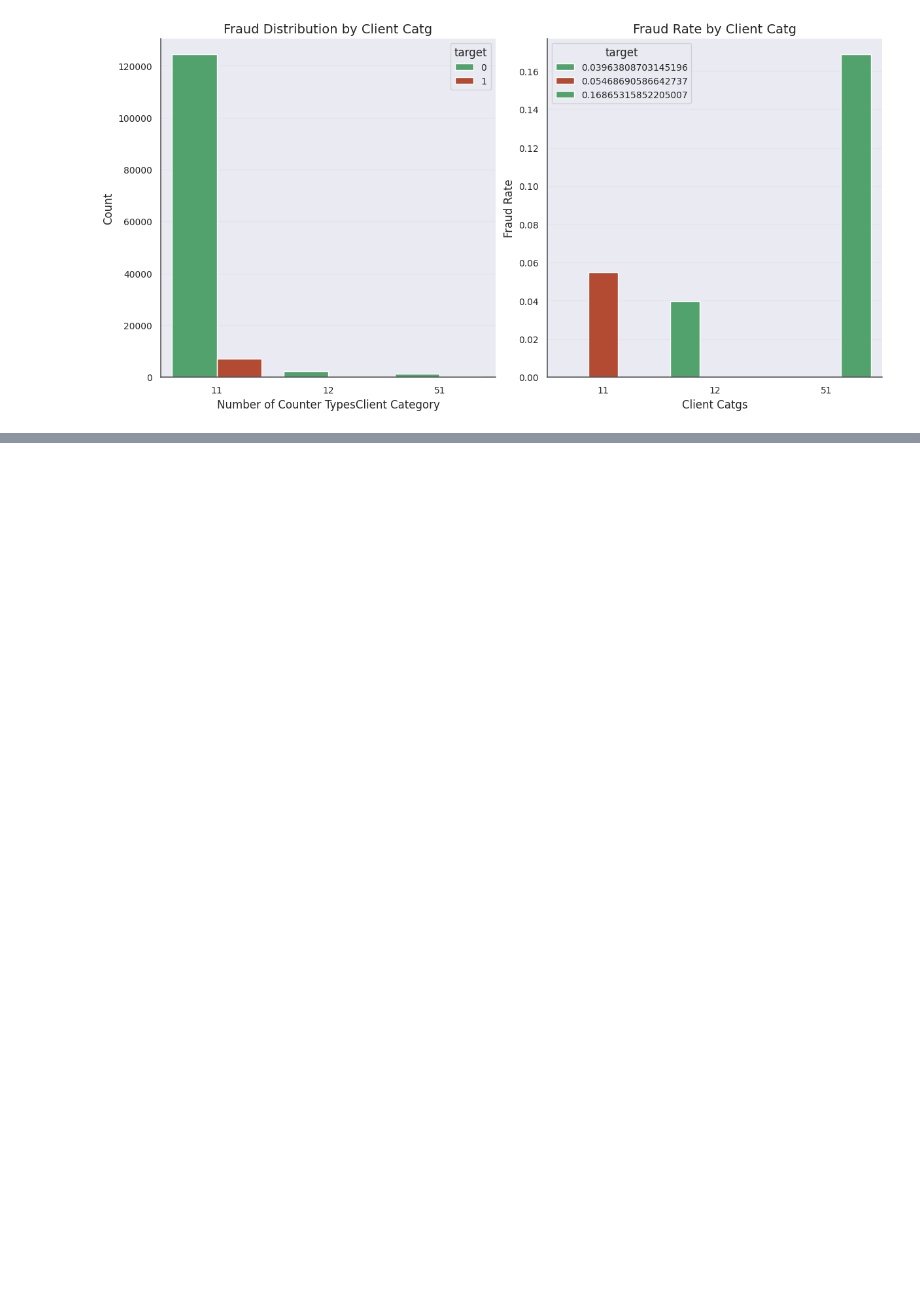
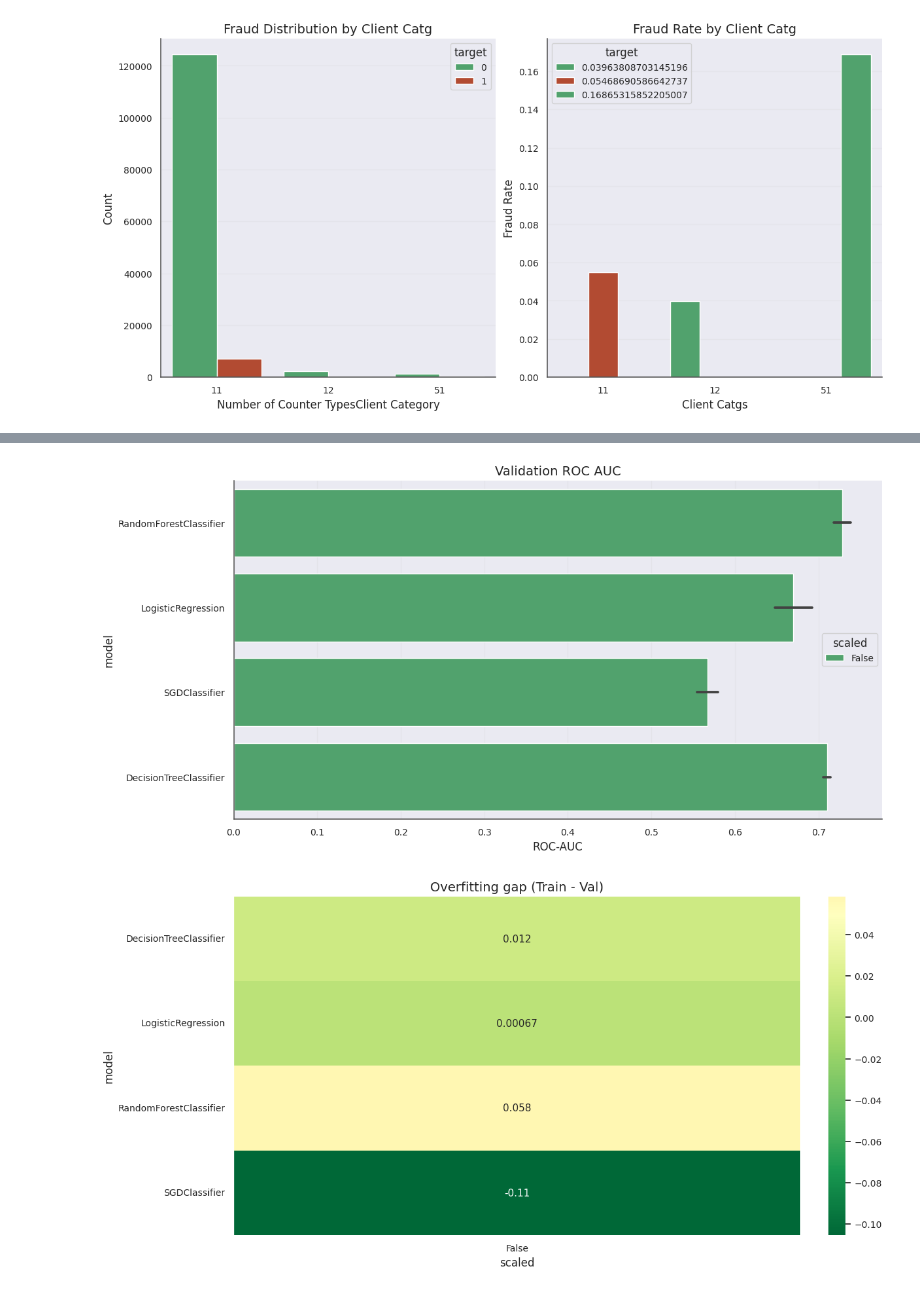
Before and after one commit to Rackkoun/ds-ml-project, a Jupyter notebook: notebooks/ml_challenge_fraud_detection_rackkoun.ipynb, the cells around one changed output, grey strips where cells are left out. Cells and saved outputs as stored; diff of their text form; code cells hidden in the pictures; blank space fills up the shorter version.

```diff
--- a/notebooks/ml_challenge_fraud_detection_rackkoun.ipynb
+++ b/notebooks/ml_challenge_fraud_detection_rackkoun.ipynb
@@ -1208,0 +1396,5 @@ train_data_df_00.fillna(0, inplace=True)
+# %%
+plot_overfitting_detection(training_summary)
+# %% [output]
+[figure, added]
+[figure, added]
```
Also changed, not shown: parts of 63 cells of this notebook, 1 other file.
